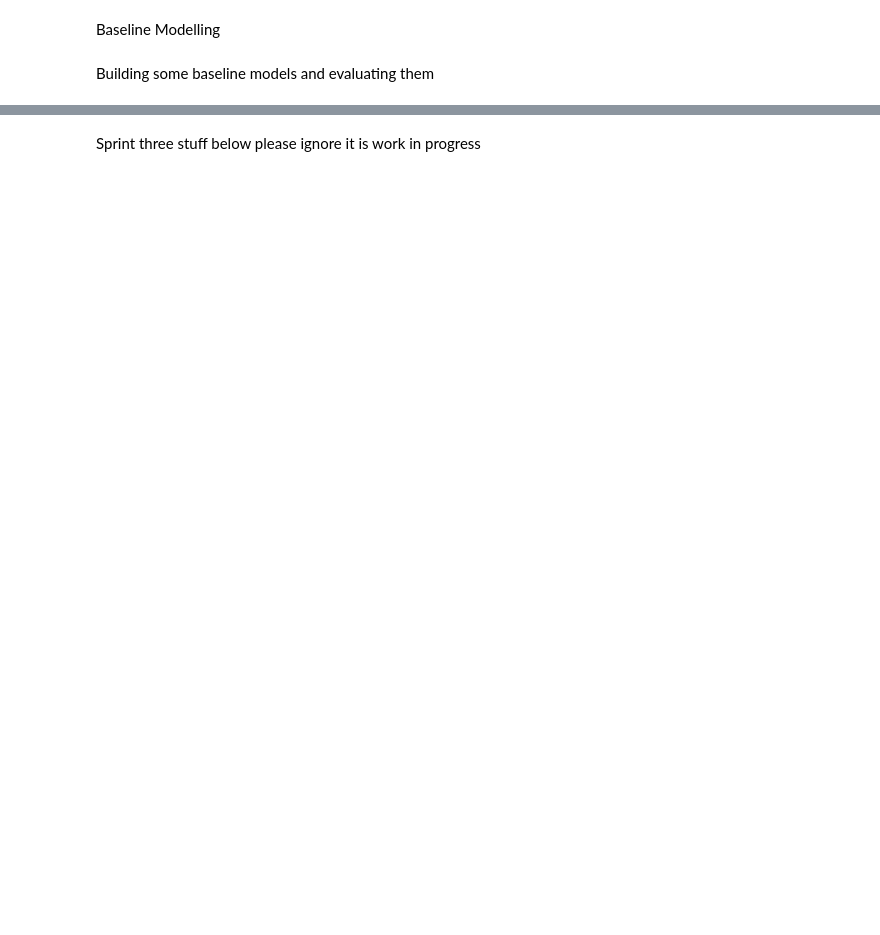
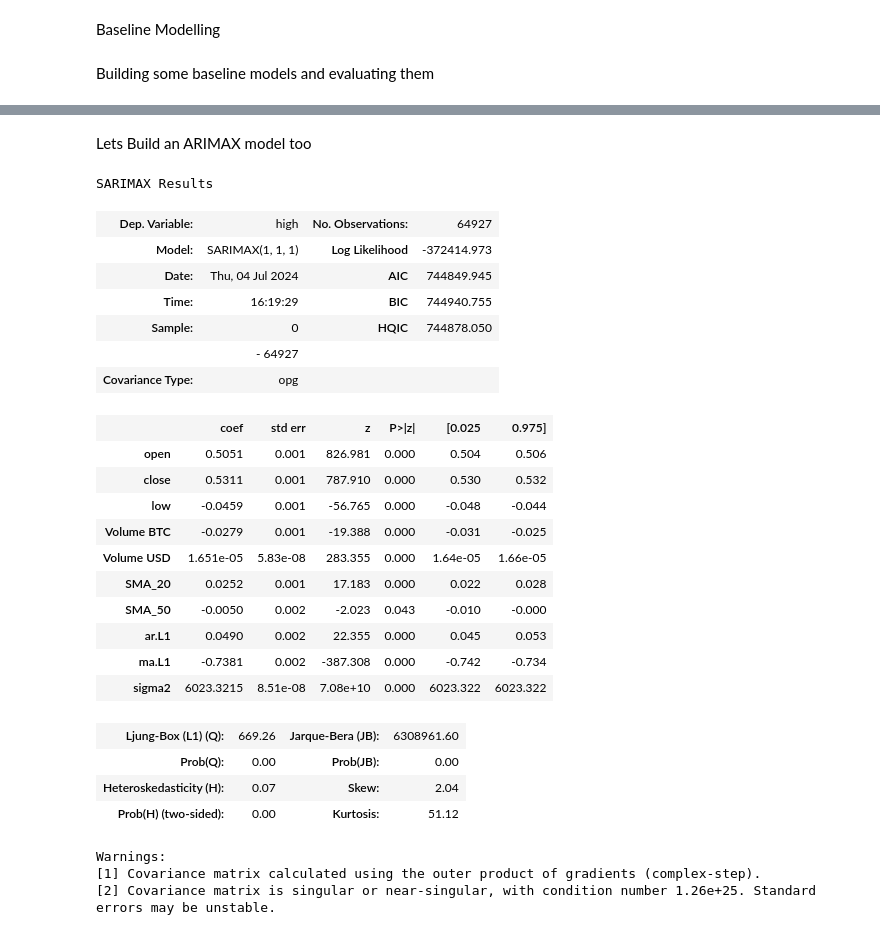
Before and after one commit to AjaydeepSamra/Capstone-demo, a Jupyter notebook: notebooks/04-modelling.ipynb, the cells around one changed output, grey strips where cells are left out. Cells and saved outputs as stored; diff of their text form; code cells hidden in the pictures; blank space fills up the shorter version.

```diff
--- a/notebooks/04-modelling.ipynb
+++ b/notebooks/04-modelling.ipynb
@@ -83,2 +92,2 @@ For our decision tree model the mean absolute error is 60.32519661947799
-# %% [markdown]
-Sprint three stuff below please ignore it is work in progress
+# %% [markdown]
+Lets Build an ARIMAX model too
@@ -84,0 +99,36 @@ Sprint three stuff below please ignore it is work in progress
+# %%
+p_param = 1
+d_param = 1
+q_param = 1
+
+model = SARIMAX(y_train, order=(p_param, d_param, q_param), exog= X_train)
+model_fit = model.fit(disp=0)
+
+model_fit.summary()
+# %% [output]
+SARIMAX Results
+| Dep. Variable: | high | No. Observations: | 64927 |
+| Model: | SARIMAX(1, 1, 1) | Log Likelihood | -372414.973 |
+| Date: | Thu, 04 Jul 2024 | AIC | 744849.945 |
+| Time: | 16:19:29 | BIC | 744940.755 |
+| Sample: | 0 | HQIC | 744878.050 |
+|  | - 64927 |  |  |
+| Covariance Type: | opg |  |  |
+|  | coef | std err | z | P>|z| | [0.025 | 0.975] |
+| open | 0.5051 | 0.001 | 826.981 | 0.000 | 0.504 | 0.506 |
+| close | 0.5311 | 0.001 | 787.910 | 0.000 | 0.530 | 0.532 |
+| low | -0.0459 | 0.001 | -56.765 | 0.000 | -0.048 | -0.044 |
+| Volume BTC | -0.0279 | 0.001 | -19.388 | 0.000 | -0.031 | -0.025 |
+| Volume USD | 1.651e-05 | 5.83e-08 | 283.355 | 0.000 | 1.64e-05 | 1.66e-05 |
+| SMA_20 | 0.0252 | 0.001 | 17.183 | 0.000 | 0.022 | 0.028 |
+| SMA_50 | -0.0050 | 0.002 | -2.023 | 0.043 | -0.010 | -0.000 |
+| ar.L1 | 0.0490 | 0.002 | 22.355 | 0.000 | 0.045 | 0.053 |
+| ma.L1 | -0.7381 | 0.002 | -387.308 | 0.000 | -0.742 | -0.734 |
+| sigma2 | 6023.3215 | 8.51e-08 | 7.08e+10 | 0.000 | 6023.322 | 6023.322 |
+| Ljung-Box (L1) (Q): | 669.26 | Jarque-Bera (JB): | 6308961.60 |
+| Prob(Q): | 0.00 | Prob(JB): | 0.00 |
+| Heteroskedasticity (H): | 0.07 | Skew: | 2.04 |
+| Prob(H) (two-sided): | 0.00 | Kurtosis: | 51.12 |
+Warnings:
+[1] Covariance matrix calculated using the outer product of gradients (complex-step).
+[2] Covariance matrix is singular or near-singular, with condition number 1.26e+25. Standard errors may be unstable.
```
Also changed, not shown: parts of 15 cells of this notebook, 3 other files.
